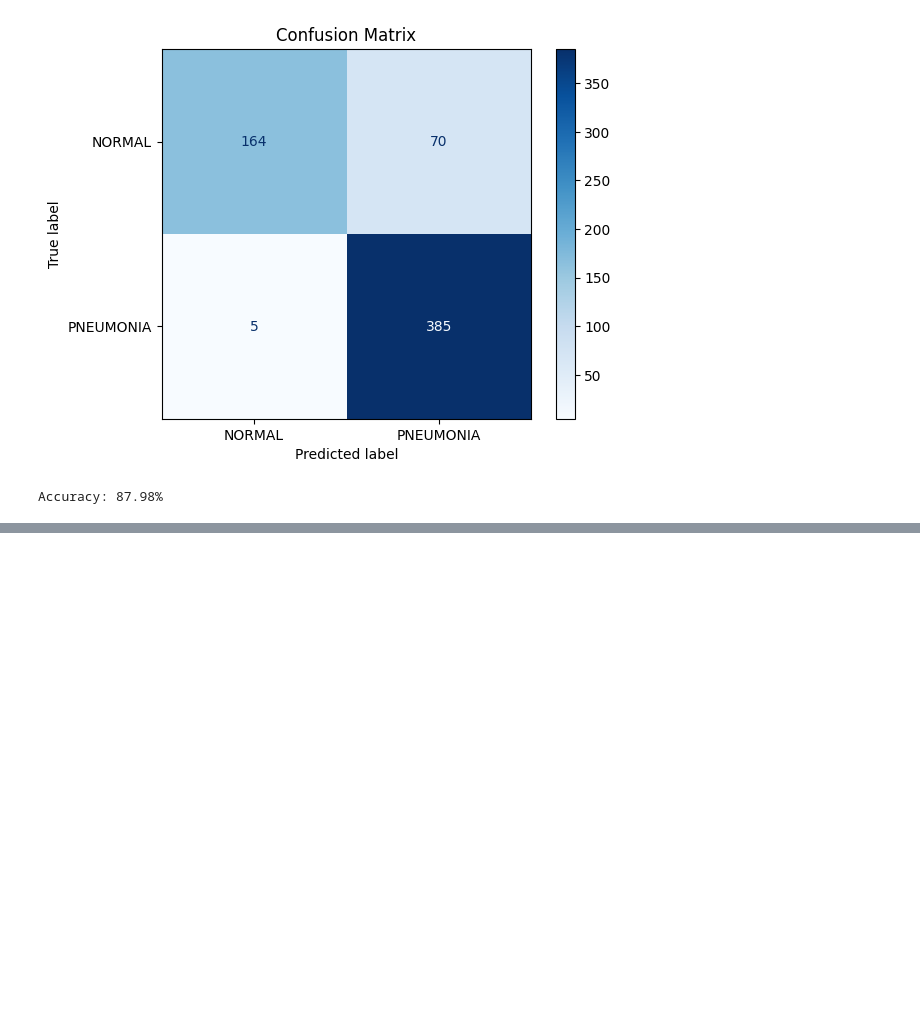
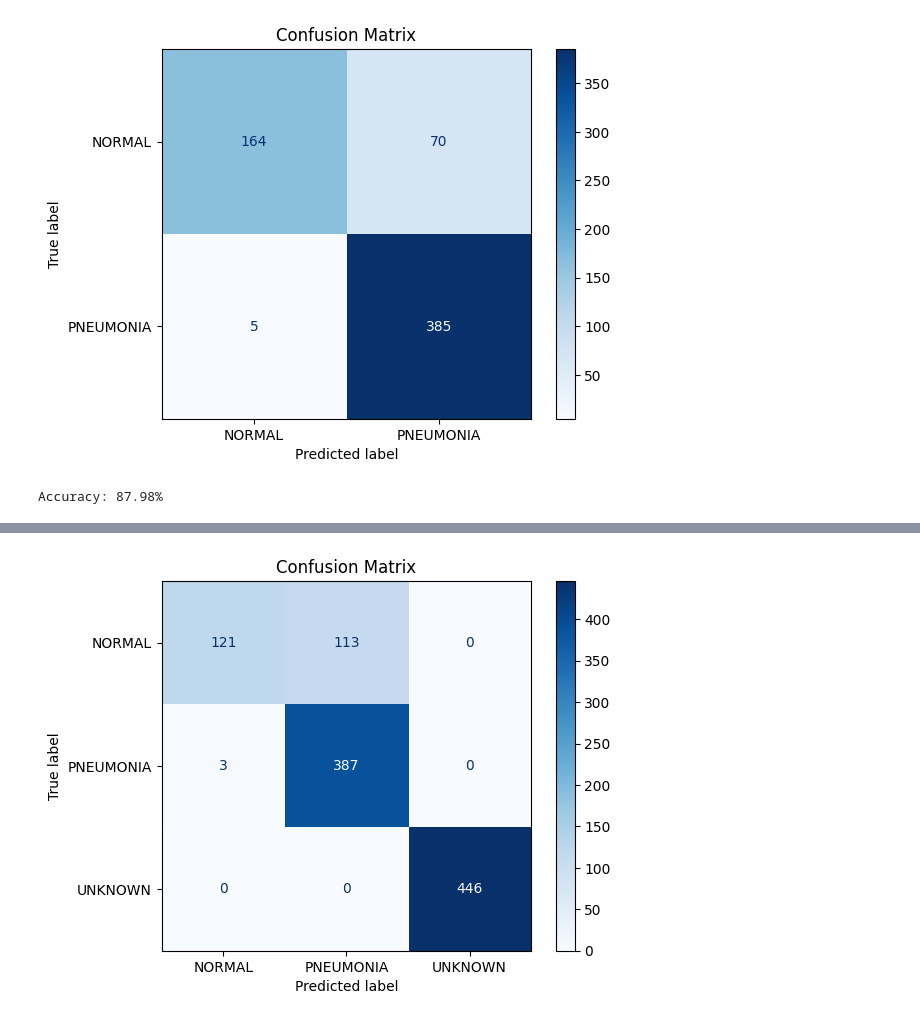
Before and after one commit to Nirab123456/portfolio_web_backend-, a Jupyter notebook: test_x_ray.ipynb, the cells around one changed output, grey strips where cells are left out. Cells and saved outputs as stored; diff of their text form; code cells hidden in the pictures; blank space fills up the shorter version.

Commit message:
updated logic of detection with new model with classifier

```diff
--- a/test_x_ray.ipynb
+++ b/test_x_ray.ipynb
@@ -111,0 +106,86 @@ download_and_save_model()
+# %%
+import os
+from PIL import Image
+import torch
+from torchvision import transforms, models
+import torch.nn as nn
+from sklearn.metrics import classification_report, confusion_matrix, ConfusionMatrixDisplay
+import matplotlib.pyplot as plt
+import numpy as np
+
+# Define transformations
+transformations = transforms.Compose([
+    transforms.Resize((224, 224)),
+    transforms.ToTensor(),
+])
+
+# Load the pretrained ResNet-18 model and modify for 3 classes (NORMAL, PNEUMONIA, UNKNOWN)
+model = models.resnet18(pretrained=True)
+model.fc = nn.Linear(model.fc.in_features, 3)  # Modify for 3-class classification (e.g., NORMAL, PNEUMONIA, UNKNOWN)
+
+# Load the trained model weights
+model.load_state_dict(torch.load('D:\MY_web\portfolio_web_backend-\Train\model\model_24.pt'))
+model.eval()
+
+# Define test dataset directories
+test_dir = r"D:\Pneumonia-Classification-pytorch\chest_xray\test"
+normal_dir = os.path.join(test_dir, "NORMAL")
+pneumonia_dir = os.path.join(test_dir, "PNEUMONIA")
+unknown_dir = os.path.join(test_dir, "UNKNOWN")  # Assuming you have an UNKNOWN directory
+
+# Initialize variables to store results
+y_true = []  # Ground truth labels
+y_pred = []  # Predicted labels
+
+# Helper function to predict a single image
+def predict_image(image_path):
+    image = Image.open(image_path).convert("RGB")
+    image = transformations(image)
+    with torch.no_grad():
+        output = model(image.unsqueeze(0))
+        predicted_label = output.argmax(dim=1).item()  # Get the class with the highest score
+    return predicted_label
+
+# Evaluate NORMAL images (Ground truth label = 0)
+for image_name in os.listdir(normal_dir):
+    if image_name.lower().endswith(('png', 'jpg', 'jpeg', '.bmp')):
+        image_path = os.path.join(normal_dir, image_name)
+        y_true.append(0)  # NORMAL = 0
+        y_pred.append(predict_image(image_path))
+
+# Evaluate PNEUMONIA images (Ground truth label = 1)
+for image_name in os.listdir(pneumonia_dir):
+    if image_name.lower().endswith(('png', 'jpg', 'jpeg','.bmp')):
+        image_path = os.path.join(pneumonia_dir, image_name)
+        y_true.append(1)  # PNEUMONIA = 1
+        y_pred.append(predict_image(image_path))
+
+# Evaluate UNKNOWN images (Ground truth label = 2)
+for image_name in os.listdir(unknown_dir):
+    if image_name.lower().endswith(('png', 'jpg', 'jpeg','.bmp')):
+        image_path = os.path.join(unknown_dir, image_name)
+        y_true.append(2)  # UNKNOWN = 2
+        y_pred.append(predict_image(image_path))
+
+# Convert results to NumPy arrays
+y_true = np.array(y_true)
+y_pred = np.array(y_pred)
+
+# Classification report
+report = classification_report(y_true, y_pred, target_names=["NORMAL", "PNEUMONIA", "UNKNOWN"], digits=4)
+print("Classification Report:")
+print(report)
+
+# Confusion matrix
+cm = confusion_matrix(y_true, y_pred)
+
+# Plot confusion matrix
+disp = ConfusionMatrixDisplay(confusion_matrix=cm, display_labels=["NORMAL", "PNEUMONIA", "UNKNOWN"])
+disp.plot(cmap=plt.cm.Blues)
+plt.title("Confusion Matrix")
+plt.show()
+
+# Calculate accuracy
+accuracy = np.sum(y_true == y_pred) / len(y_true) * 100
+print(f"Accuracy: {accuracy:.2f}%")
+# %% [output]
@@ -111,0 +202 @@ download_and_save_model()
+[figure, added]
```
Also changed, not shown: parts of 5 cells of this notebook, 5 other files.
